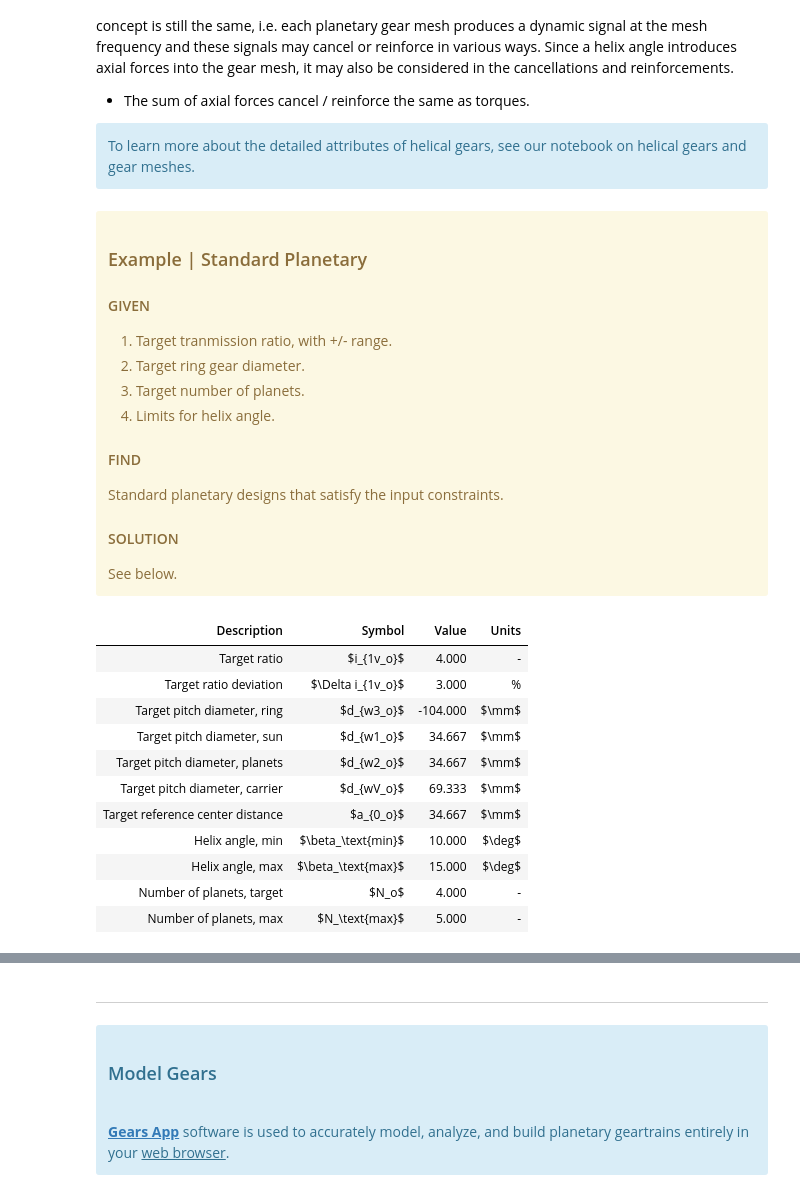
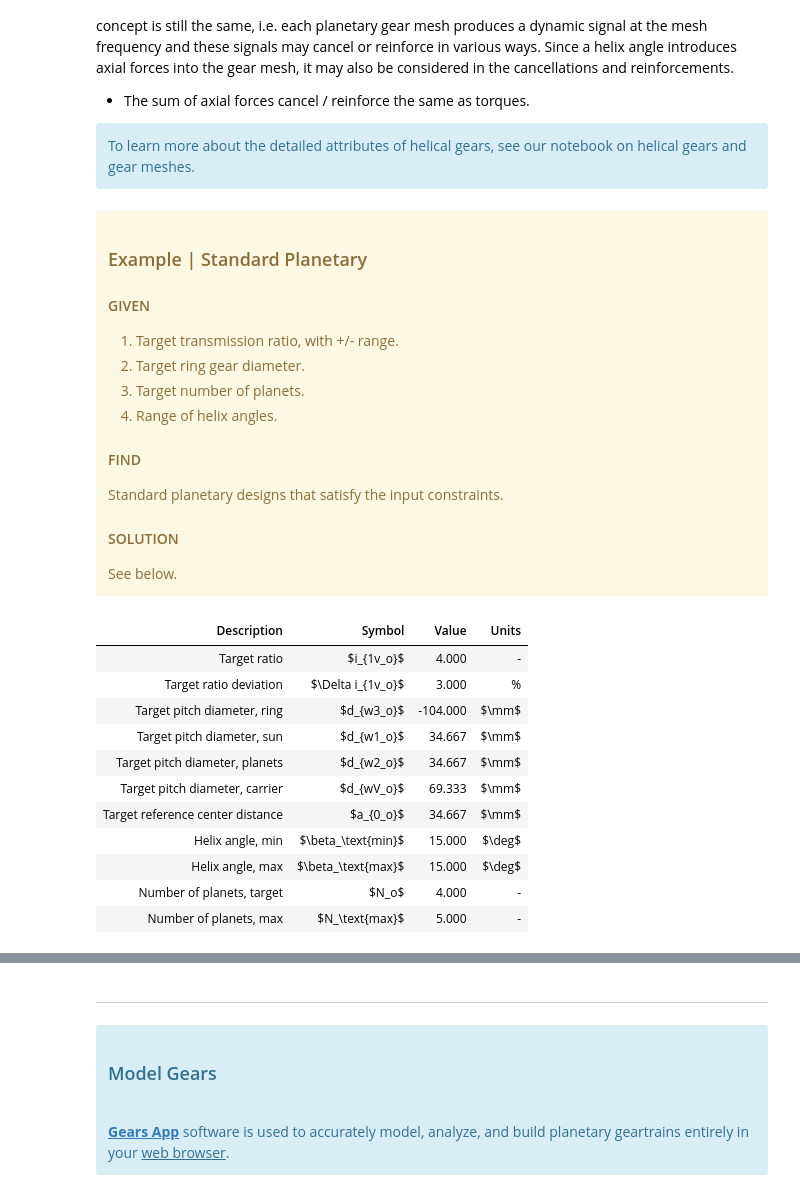
Before and after one commit to drivetrainhub/notebooks-gears, a Jupyter notebook: geometry/Chapter 4 - Planetary Gears.ipynb, the cells around one changed output, grey strips where cells are left out. Cells and saved outputs as stored; diff of their text form; code cells hidden in the pictures.

```diff
--- a/geometry/Chapter 4 - Planetary Gears.ipynb
+++ b/geometry/Chapter 4 - Planetary Gears.ipynb
@@ -47,7 +46,7 @@ FIGSIZE = (6, 6)  # size of plots
 plt.rcParams.update({'font.size': 12})  # set default font size
 
 # usage mode
-DEV_MODE = True
+DEV_MODE = False
 # %%
 # DEVELOPMENT USE: %autoreload 1
 # PRODUCTION USE: %autoreload 0
@@ -653,10 +634,10 @@ def candidate_center_distance(candidate_dict):
     <h3>Example | Standard Planetary<a name="Standard-Example-1"></a></h3>
     <h4>GIVEN</h4>
     <ol>
-        <li>Target tranmission ratio, with +/- range.</li>
+        <li>Target transmission ratio, with +/- range.</li>
         <li>Target ring gear diameter.</li>
         <li>Target number of planets.</li>
-        <li>Limits for helix angle.</li>
+        <li>Range of helix angles.</li>
     </ol>
     <h4>FIND</h4>Standard planetary designs that satisfy the input constraints.
     <h4>SOLUTION</h4>See below.
@@ -670,7 +651,7 @@ ratio_1v_delta = 0.03  # decimal percentage
 ring_pitch_dia_target = -104
 n_planets_target = 4
 
-helix_angle_min = 10  # (+) degrees
+helix_angle_min = 15  # (+) degrees
 helix_angle_max = 15  # (+) degrees
 
 z3_min = -40
@@ -738,35 +719,35 @@ for z3 in z3_range:
 
 # DISPLAY TARGETS
 # ---------------
 cols = ['Description', 'Symbol', 'Value', 'Units']
 data = [
     ['Target ratio', '$i_{1v_o}$', ratio_1v_target, '-'],
     ['Target ratio deviation', '$\\Delta i_{1v_o}$', 100 * ratio_1v_delta, '%'],
     ['Target pitch diameter, ring', '$d_{w3_o}$', ring_pitch_dia_target, '$\mm$'],
     ['Target pitch diameter, sun', '$d_{w1_o}$', round(sun_pitch_dia_target, 3), '$\mm$'],
     ['Target pitch diameter, planets', '$d_{w2_o}$', round(planet_pitch_dia_target, 3), '$\mm$'],
     ['Target pitch diameter, carrier', '$d_{wV_o}$', round(carrier_pitch_dia_target, 3), '$\mm$'],
     ['Target reference center distance', '$a_{0_o}$', round(center_distance_target, 3), '$\mm$'],
     ['Helix angle, min', '$\\beta_\\text{min}$', helix_angle_min, '$\deg$'],
     ['Helix angle, max', '$\\beta_\\text{max}$', helix_angle_max, '$\deg$'],
     ['Number of planets, target', '$N_o$', n_planets_target, '-'],
     ['Number of planets, max', '$N_\\text{max}$', number_of_planets_max, '-'],
 ]
 df = pd.DataFrame(data=data, columns=cols)
-display(HTML(df.to_html(index=False, notebook=True)))
+display(HTML(df.to_html(index=False)))
 
 if not candidates:
     print(f"\x1b[31mNo candidates found in the design space.\x1b[0m")  # red color formatting
 # %% [output]
 | Description | Symbol | Value | Units |
 | Target ratio | $i_{1v_o}$ | 4.000 | - |
 | Target ratio deviation | $\Delta i_{1v_o}$ | 3.000 | % |
 | Target pitch diameter, ring | $d_{w3_o}$ | -104.000 | $\mm$ |
 | Target pitch diameter, sun | $d_{w1_o}$ | 34.667 | $\mm$ |
 | Target pitch diameter, planets | $d_{w2_o}$ | 34.667 | $\mm$ |
 | Target pitch diameter, carrier | $d_{wV_o}$ | 69.333 | $\mm$ |
 | Target reference center distance | $a_{0_o}$ | 34.667 | $\mm$ |
-| Helix angle, min | $\beta_\text{min}$ | 10.000 | $\deg$ |
+| Helix angle, min | $\beta_\text{min}$ | 15.000 | $\deg$ |
 | Helix angle, max | $\beta_\text{max}$ | 15.000 | $\deg$ |
 | Number of planets, target | $N_o$ | 4.000 | - |
 | Number of planets, max | $N_\text{max}$ | 5.000 | - |
```
Also changed, not shown: parts of 22 cells of this notebook, 1 other file.
